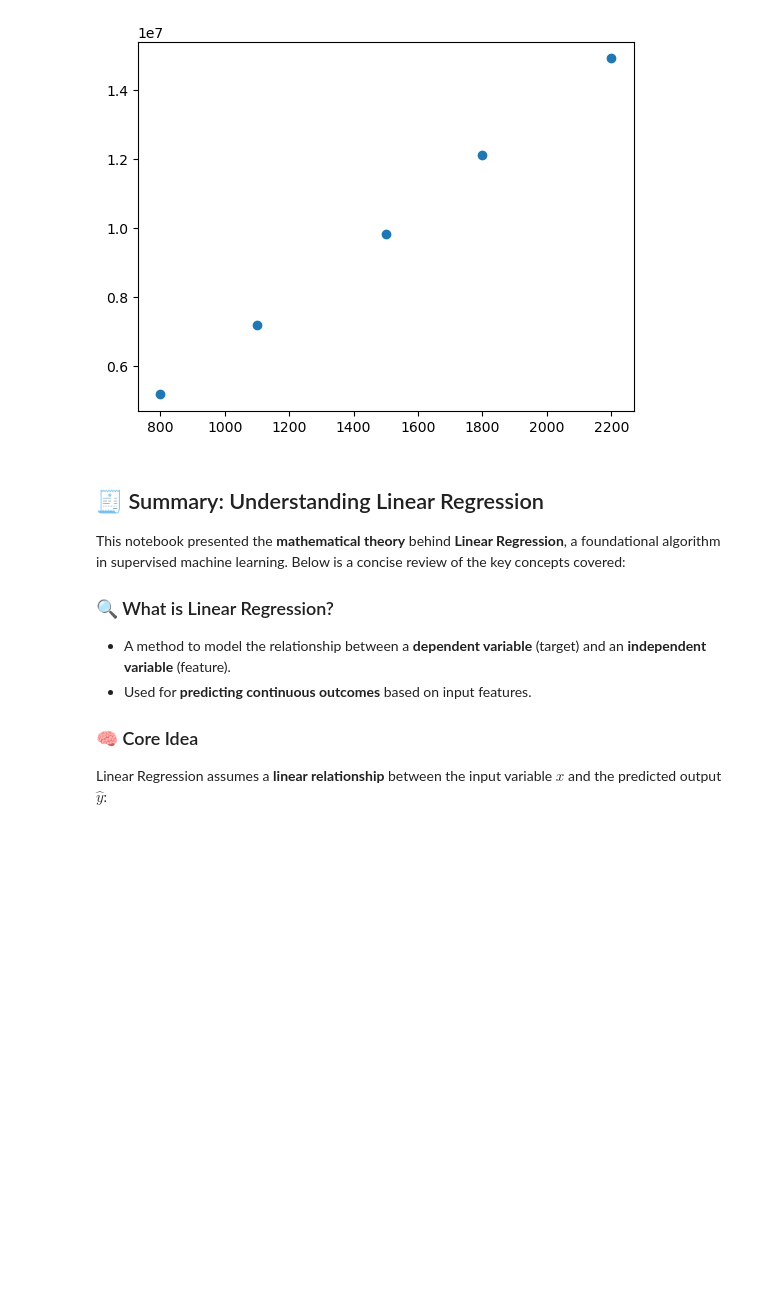
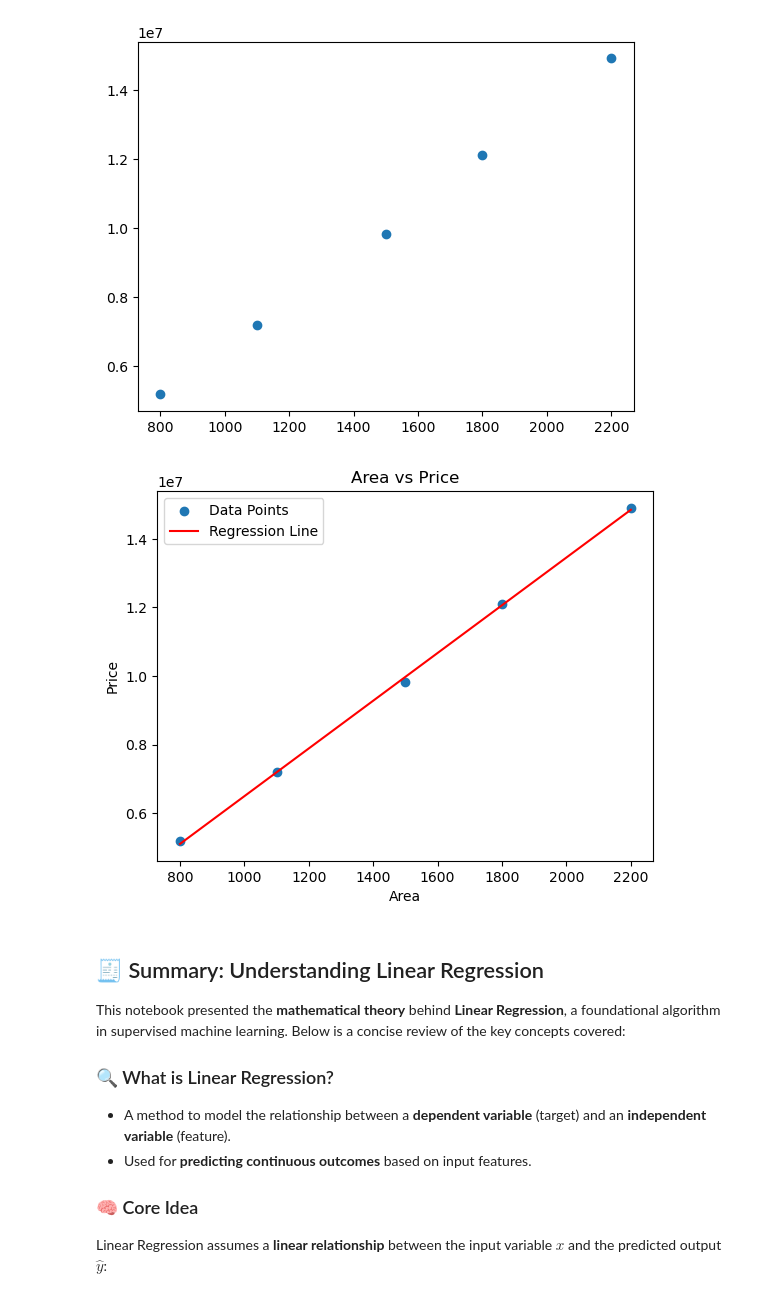
Before and after one commit to Mystery008/infolabz-summer-internship-2025-data-analytics-ml, a Jupyter notebook: Day 05.ipynb, the cells around one changed output. Saved outputs shown, nothing was run; the diff lists cells and outputs as text; code cells hidden in the pictures; blank space fills up the shorter version.

Commit message:
Add Day 05 Jupyter Notebook
Linear Regression: Mathematical theory (foundational algorithm in supervised machine learning)

```diff
--- a/Day 05.ipynb
+++ b/Day 05.ipynb
@@ -99,6 +99,27 @@ plt.scatter(df['area'],df['price'])
 # %% [output]
 <matplotlib.collections.PathCollection at 0x...>
 [figure]
+# %%
+import matplotlib.pyplot as plt
+import numpy as np
+
+# Scatter plot
+plt.scatter(df['area'], df['price'], label='Data Points')
+
+# Fit a straight line (linear regression)
+m, b = np.polyfit(df['area'], df['price'], 1)  # y = mx + b
+
+# Plot the regression line
+plt.plot(df['area'], m * df['area'] + b, color='red', label='Regression Line')
+
+# Labels and legend
+plt.xlabel('Area')
+plt.ylabel('Price')
+plt.title('Area vs Price')
+plt.legend()
+plt.show()
+# %% [output]
+[figure, added]
 # %% [markdown]
 ## 🧾 Summary: Understanding Linear Regression
 
```
Also changed, not shown: parts of 1 cell of this notebook.
